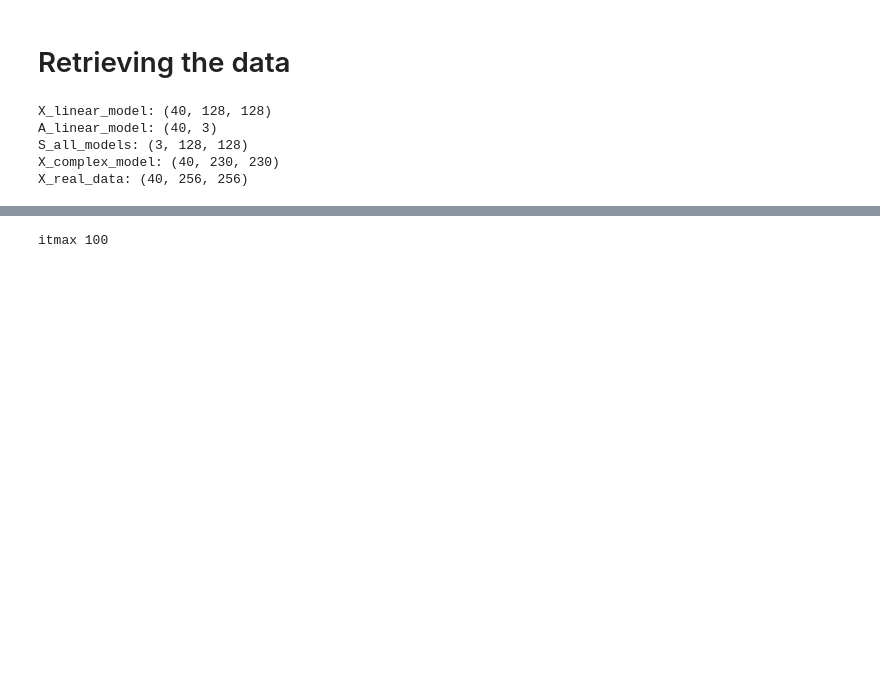
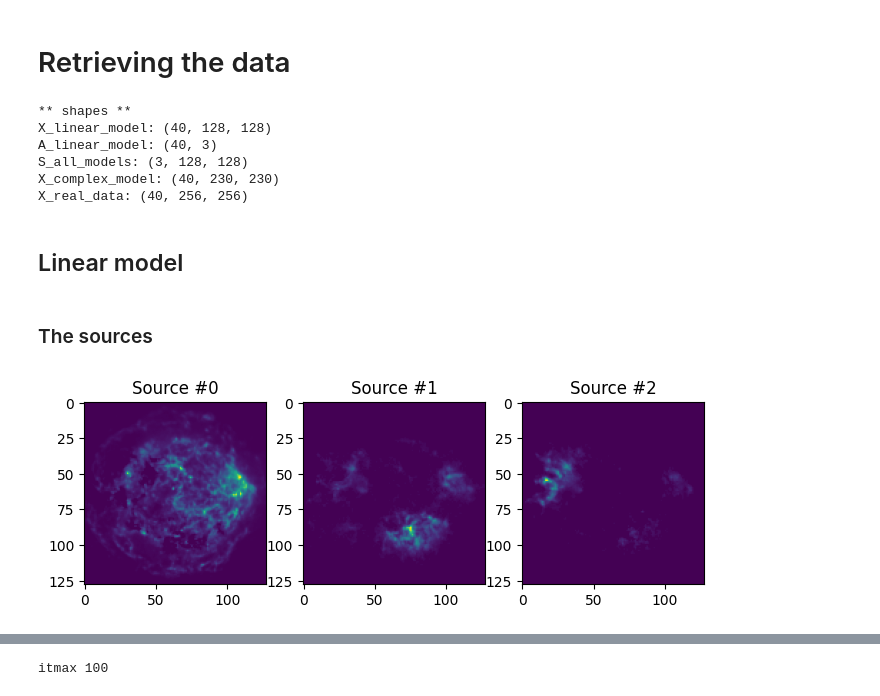
Before and after one commit to plbrbr/bss-project-2024, a Jupyter notebook: experiments.ipynb, the cells around one changed output, grey strips where cells are left out. Cells and saved outputs as stored; diff of their text form; code cells hidden in the pictures; blank space fills up the shorter version.

```diff
--- a/experiments.ipynb
+++ b/experiments.ipynb
@@ -16,14 +30,28 @@ S_all_models = chandra_pickle['Sources']
 X_complex_model = chandra_pickle['ComplexSims']
 X_real_data = chandra_pickle['RealData']
 
+print("** shapes **")
 print("X_linear_model:", X_linear_model.shape)
 print("A_linear_model:", A_linear_model.shape)
 print("S_all_models:", S_all_models.shape)
 print("X_complex_model:", X_complex_model.shape)
 print("X_real_data:", X_real_data.shape)
 # %% [output]
+** shapes **
 X_linear_model: (40, 128, 128)
 A_linear_model: (40, 3)
 S_all_models: (3, 128, 128)
 X_complex_model: (40, 230, 230)
 X_real_data: (40, 256, 256)
+# %% [markdown]
+## Linear model
+# %% [markdown]
+### The sources
+# %%
+fig, ax = plt.subplots(1, 3, figsize=(8, 24))
+for idx, source in enumerate(S_all_models):
+    ax[idx].imshow(source)
+    ax[idx].set_title(f"Source #{idx}")
+plt.show()
+# %% [output]
+[figure, added]
```
Also changed, not shown: parts of 32 cells of this notebook, 3 other files.
